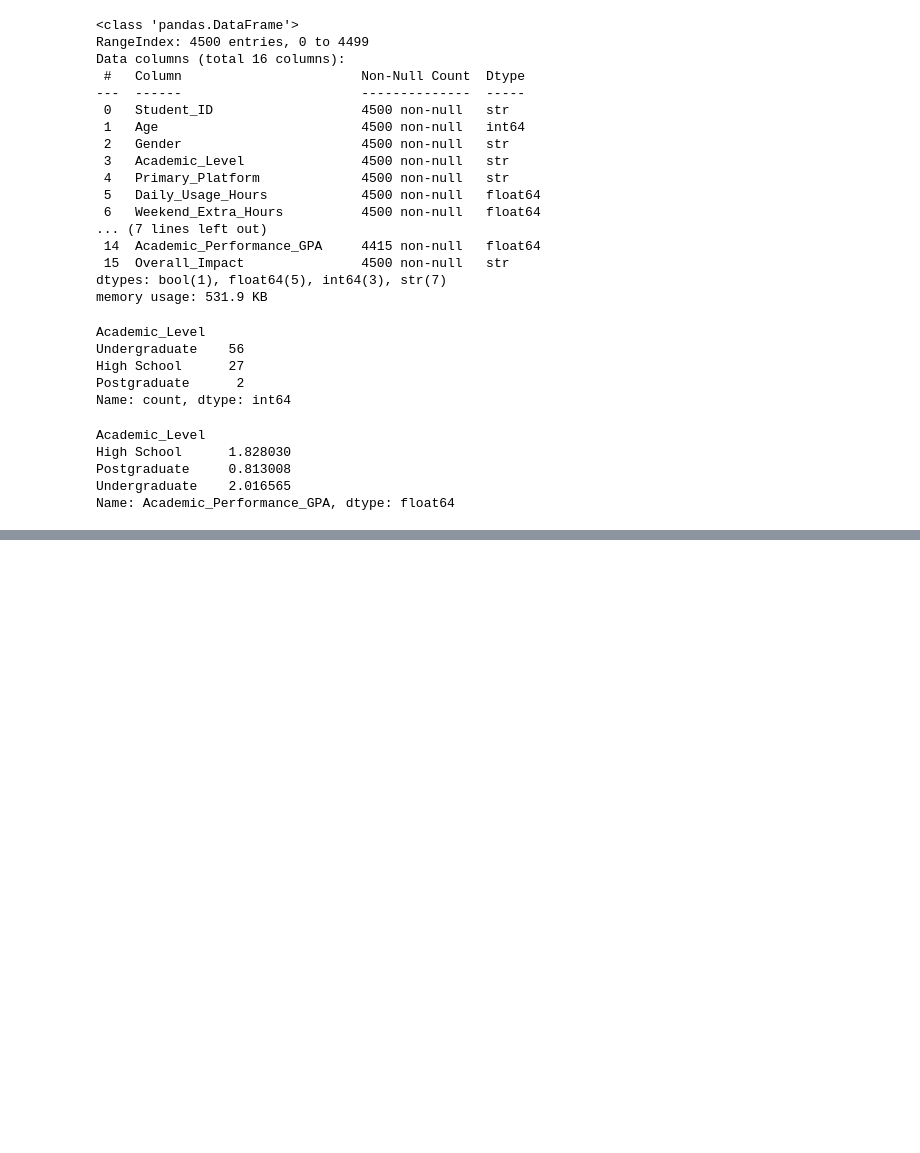
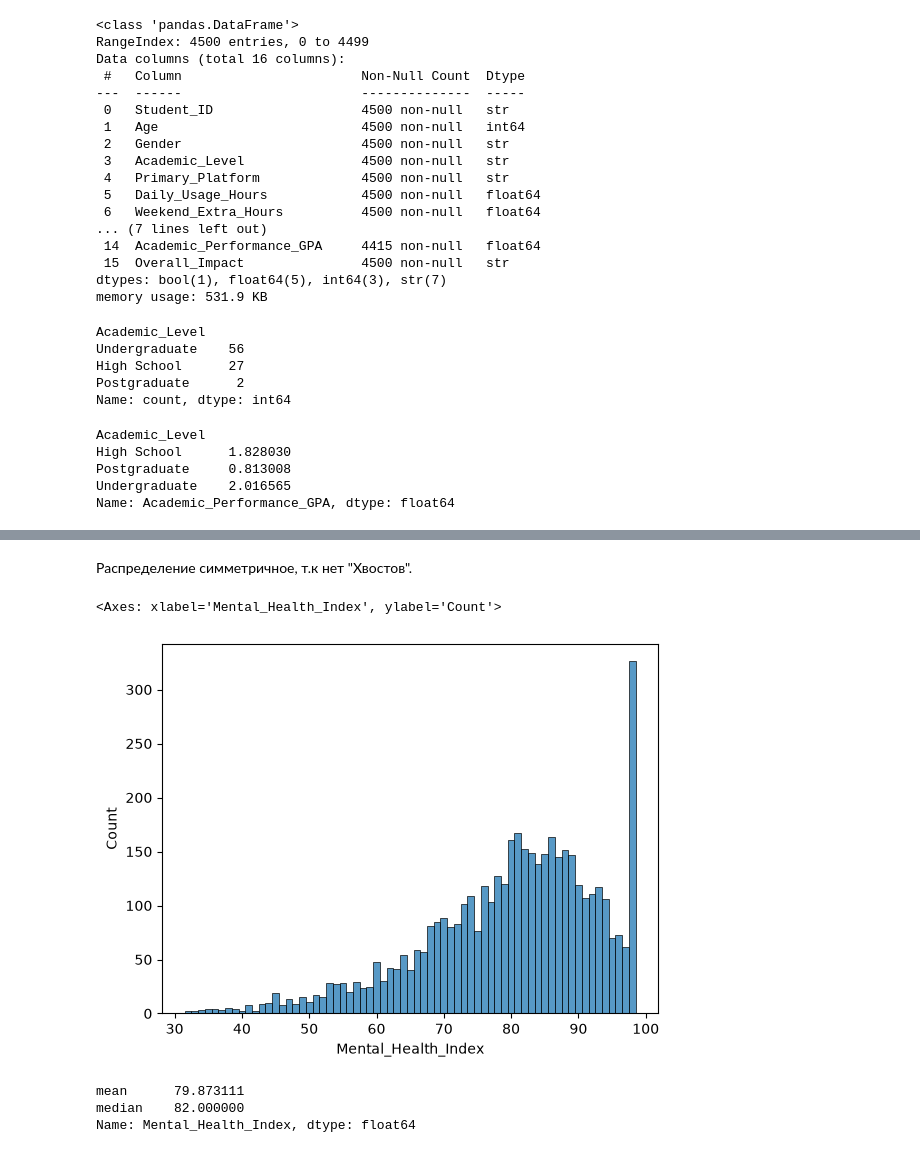
Before and after one commit to novikovmat/social-media-analysis, a Jupyter notebook: SocialMediaAnalysis.ipynb, the cells around one changed output, grey strips where cells are left out. Saved outputs shown, nothing was run; the diff lists cells and outputs as text; code cells hidden in the pictures; blank space fills up the shorter version.

```diff
--- a/SocialMediaAnalysis.ipynb
+++ b/SocialMediaAnalysis.ipynb
@@ -86,0 +113,13 @@ Name: Academic_Performance_GPA, dtype: float64
+# %% [markdown]
+Распределение симметричное, т.к нет "Хвостов".
+# %%
+sns.histplot(df['Mental_Health_Index'], discrete = True)
+# %% [output]
+<Axes: xlabel='Mental_Health_Index', ylabel='Count'>
+[figure, added]
+# %%
+df['Mental_Health_Index'].agg(['mean','median'])
+# %% [output]
+mean      79.873111
+median    82.000000
+Name: Mental_Health_Index, dtype: float64
```
Also changed, not shown: parts of 10 cells of this notebook.
